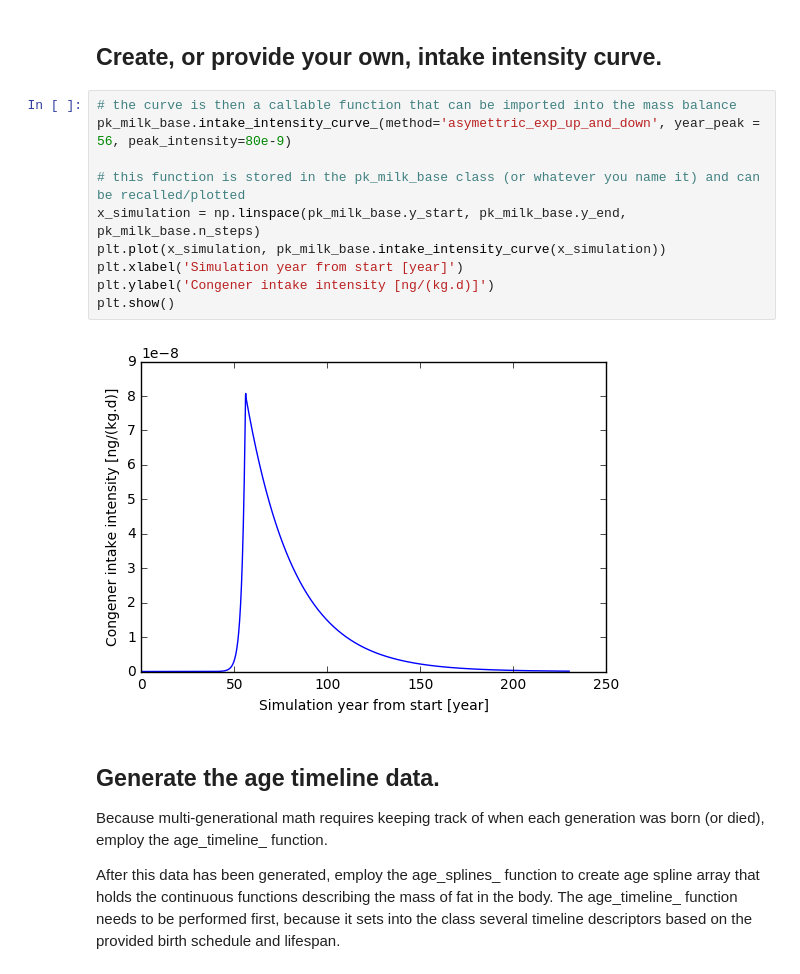
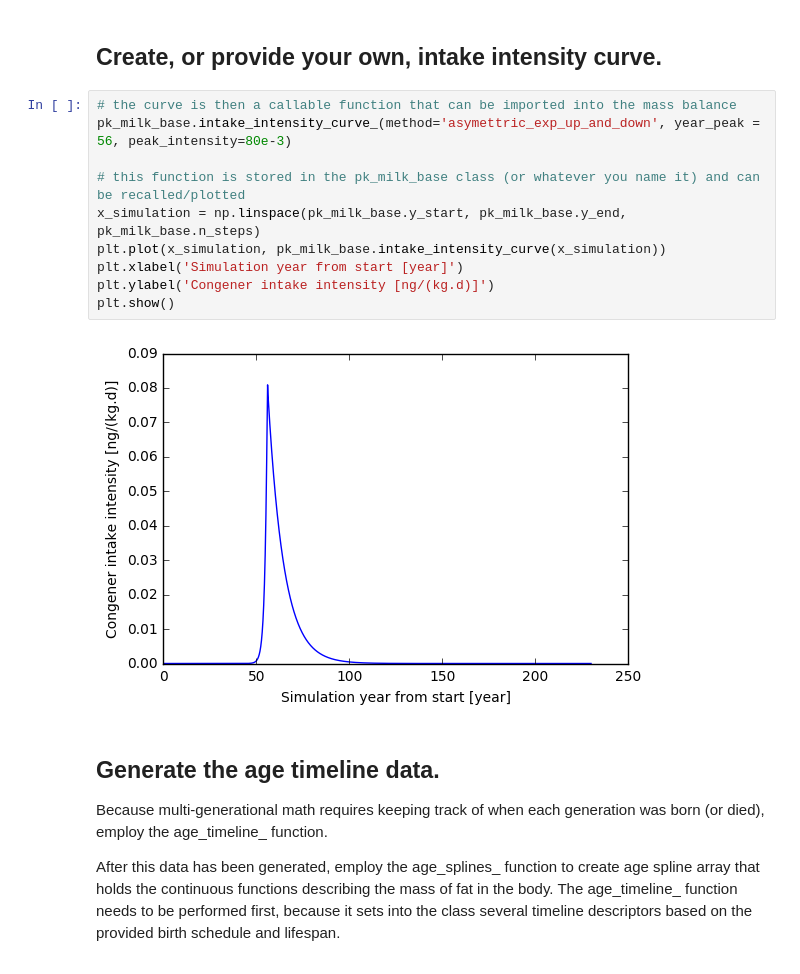
Before and after one commit to PandaStabber/pbpk_breastmilk, a Jupyter notebook: examples/pk_milk_basic_functionality_example.ipynb, the cells around one changed output. Drawn from its saved outputs; the diff is of its cells as text.

```diff
--- a/examples/pk_milk_basic_functionality_example.ipynb
+++ b/examples/pk_milk_basic_functionality_example.ipynb
@@ -166,16 +160,16 @@ lipid_mass_array = pk_milk_base.lipid_mass_from_bw_and_lipid_fraction(bodyweight
 ## Create, or provide your own, intake intensity curve.
 # %%
 # the curve is then a callable function that can be imported into the mass balance
-pk_milk_base.intake_intensity_curve_(method='asymettric_exp_up_and_down', year_peak = 56, peak_intensity=80e-9)
+pk_milk_base.intake_intensity_curve_(method='asymettric_exp_up_and_down', year_peak = 56, peak_intensity=80e-3)
 
 # this function is stored in the pk_milk_base class (or whatever you name it) and can be recalled/plotted
 x_simulation = np.linspace(pk_milk_base.y_start, pk_milk_base.y_end, pk_milk_base.n_steps)
 plt.plot(x_simulation, pk_milk_base.intake_intensity_curve(x_simulation))
 plt.xlabel('Simulation year from start [year]')
 plt.ylabel('Congener intake intensity [ng/(kg.d)]')
 plt.show()
 # %% [output]
-[figure, old version]
+[figure, new version]
 # %% [markdown]
 ## Generate the age timeline data.
 Because multi-generational math requires keeping track of when each generation was born (or died), employ the age_timeline_ function.
```
Also changed, not shown: parts of 7 cells of this notebook.
